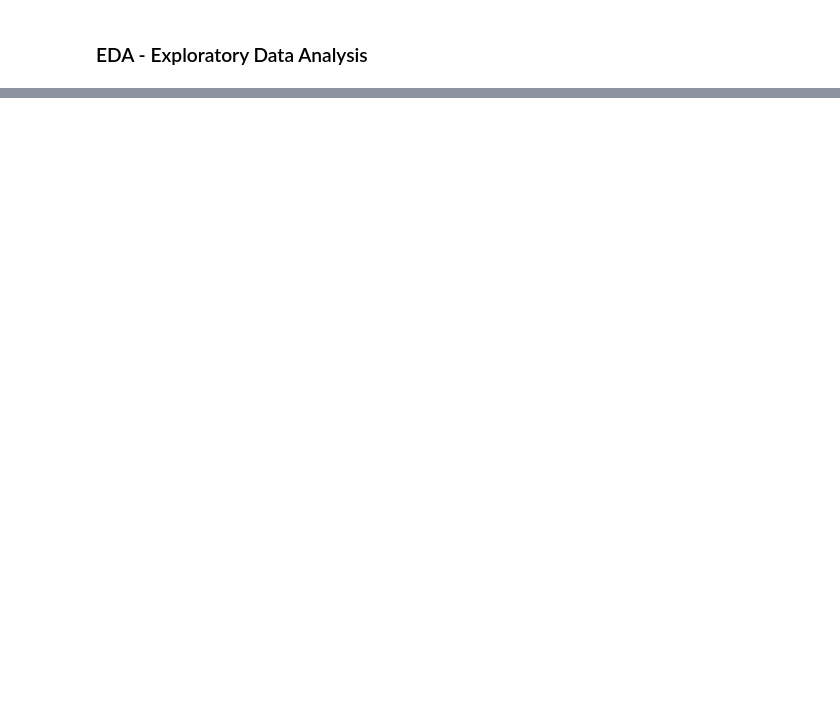
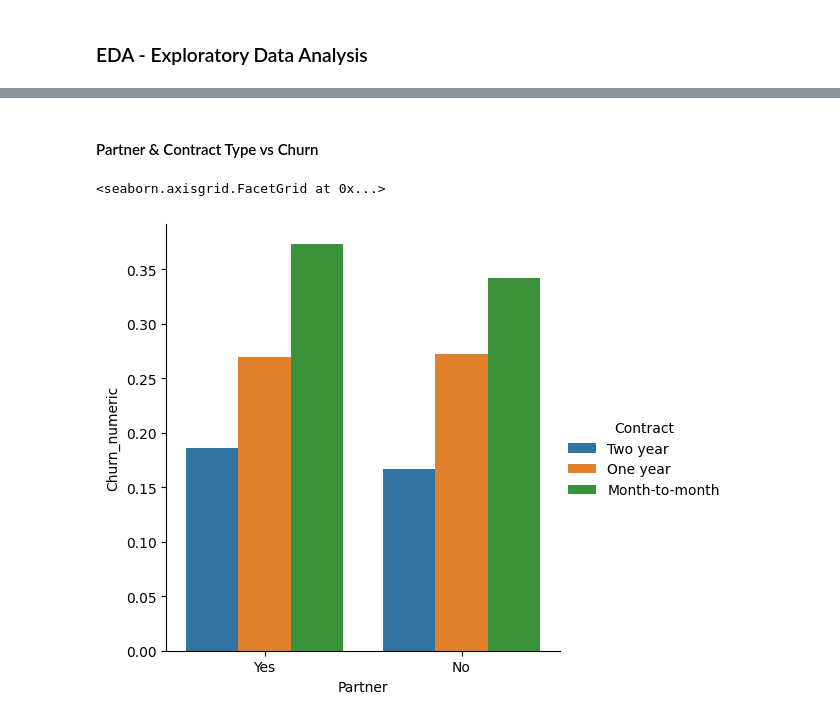
Before and after one commit to Roshani002/SSPL_Practical_Assessment, a Jupyter notebook: main.ipynb, the cells around one changed output, grey strips where cells are left out. Drawn from its saved outputs; the diff is of its cells as text; code cells hidden in the pictures; blank space fills up the shorter version.

```diff
--- a/main.ipynb
+++ b/main.ipynb
@@ -287,0 +419,9 @@ Churn: ['No' 'Yes']
+# %%
+df1['Churn_numeric'] = df1['Churn'].apply(lambda x: 1 if x == 'Yes' else 0)
+# %% [markdown]
+#### Partner & Contract Type vs Churn
+# %%
+sns.catplot(data=df1, x='Partner', y='Churn_numeric', hue='Contract', kind='bar', ci=None)
+# %% [output]
+<seaborn.axisgrid.FacetGrid at 0x...>
+[figure, added]
```
Also changed, not shown: parts of 38 cells of this notebook.
